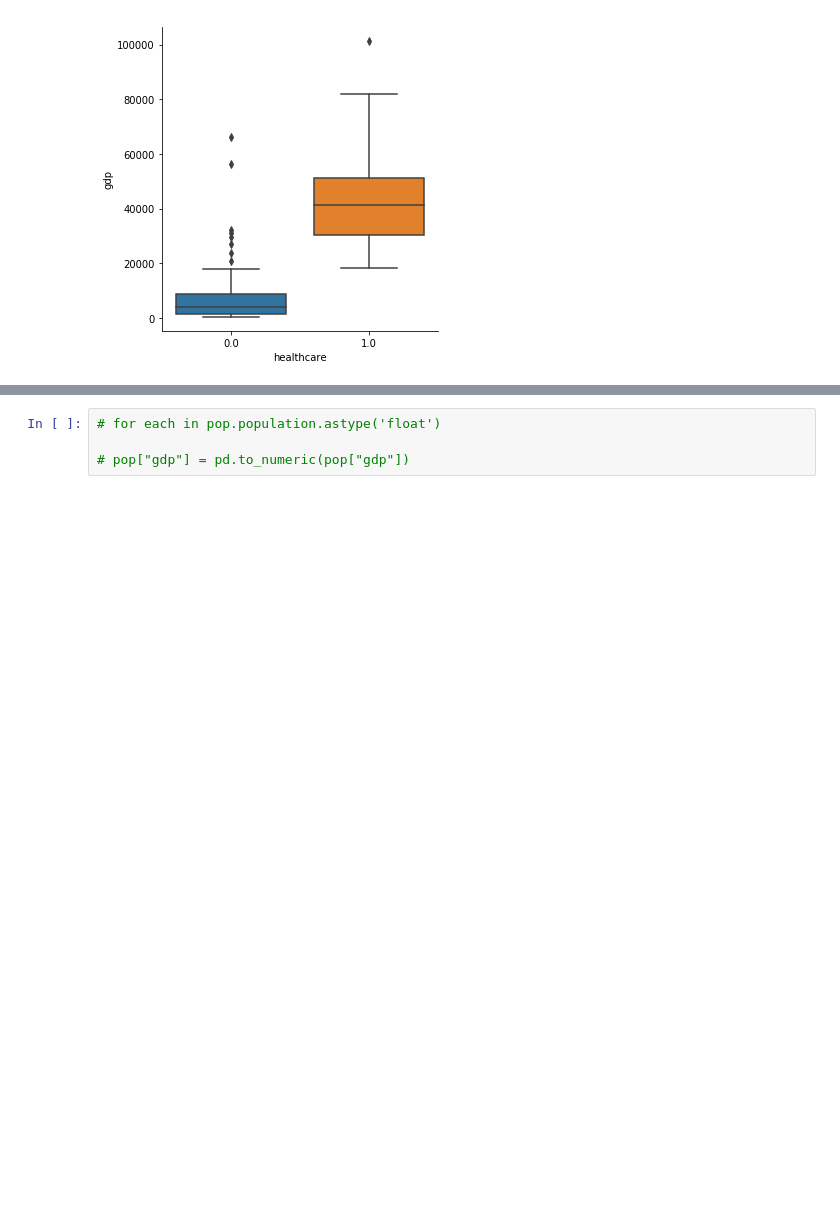
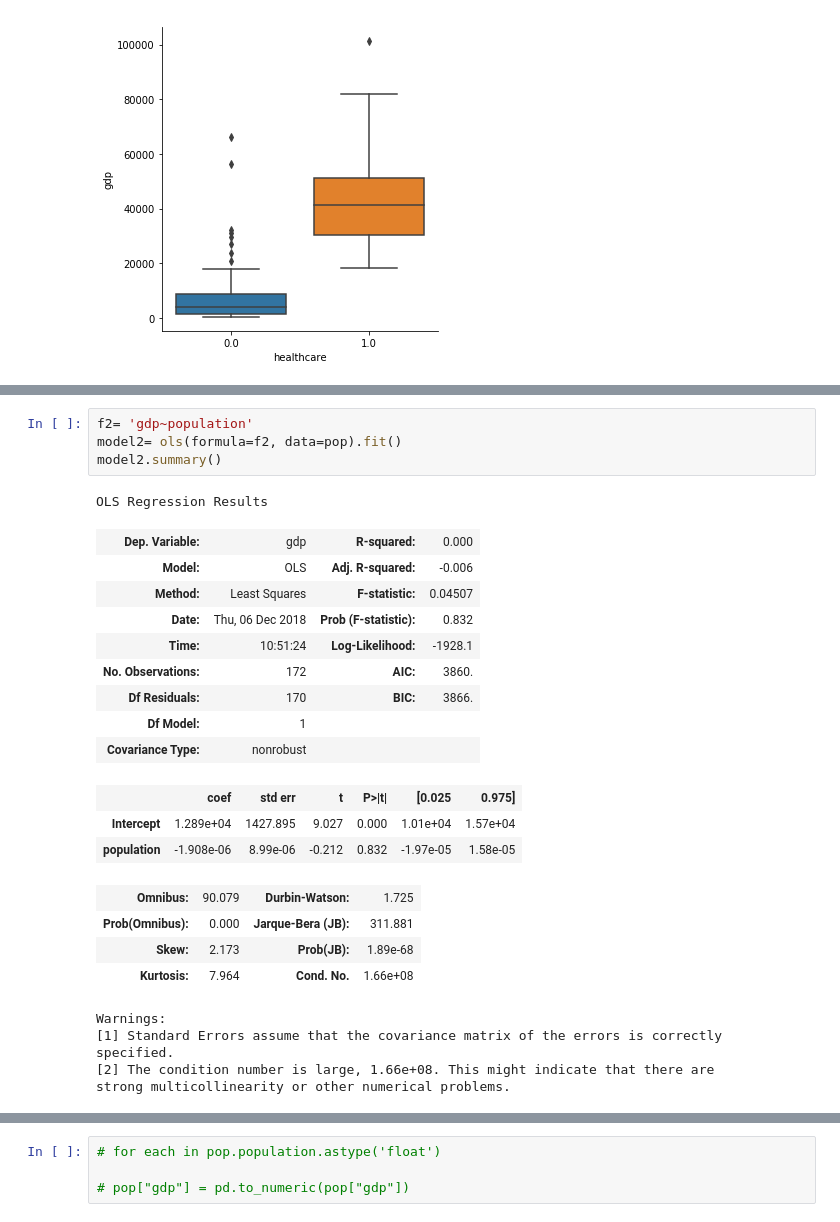
Before and after one commit to imamun93/Maternal_Mortality_Rate, a Jupyter notebook: WIP.ipynb, the cells around one changed output, grey strips where cells are left out. Drawn from its saved outputs; the diff is of its cells as text; blank space fills up the shorter version.

```diff
--- a/WIP.ipynb
+++ b/WIP.ipynb
@@ -1180,0 +1230,26 @@ sns.catplot(y="gdp", x="healthcare", kind="box", data=pop);
+# %%
+f2= 'gdp~population'
+model2= ols(formula=f2, data=pop).fit()
+model2.summary()
+# %% [output]
+OLS Regression Results
+| Dep. Variable: | gdp | R-squared: | 0.000 |
+| Model: | OLS | Adj. R-squared: | -0.006 |
+| Method: | Least Squares | F-statistic: | 0.04507 |
+| Date: | Thu, 06 Dec 2018 | Prob (F-statistic): | 0.832 |
+| Time: | 10:51:24 | Log-Likelihood: | -1928.1 |
+| No. Observations: | 172 | AIC: | 3860. |
+| Df Residuals: | 170 | BIC: | 3866. |
+| Df Model: | 1 |  |  |
+| Covariance Type: | nonrobust |  |  |
+|  | coef | std err | t | P>|t| | [0.025 | 0.975] |
+| Intercept | 1.289e+04 | 1427.895 | 9.027 | 0.000 | 1.01e+04 | 1.57e+04 |
+| population | -1.908e-06 | 8.99e-06 | -0.212 | 0.832 | -1.97e-05 | 1.58e-05 |
+| Omnibus: | 90.079 | Durbin-Watson: | 1.725 |
+| Prob(Omnibus): | 0.000 | Jarque-Bera (JB): | 311.881 |
+| Skew: | 2.173 | Prob(JB): | 1.89e-68 |
+| Kurtosis: | 7.964 | Cond. No. | 1.66e+08 |
+Warnings:
+[1] Standard Errors assume that the covariance matrix of the errors is correctly specified.
+[2] The condition number is large, 1.66e+08. This might indicate that there are
+strong multicollinearity or other numerical problems.
```
Also changed, not shown: parts of 16 cells of this notebook.
